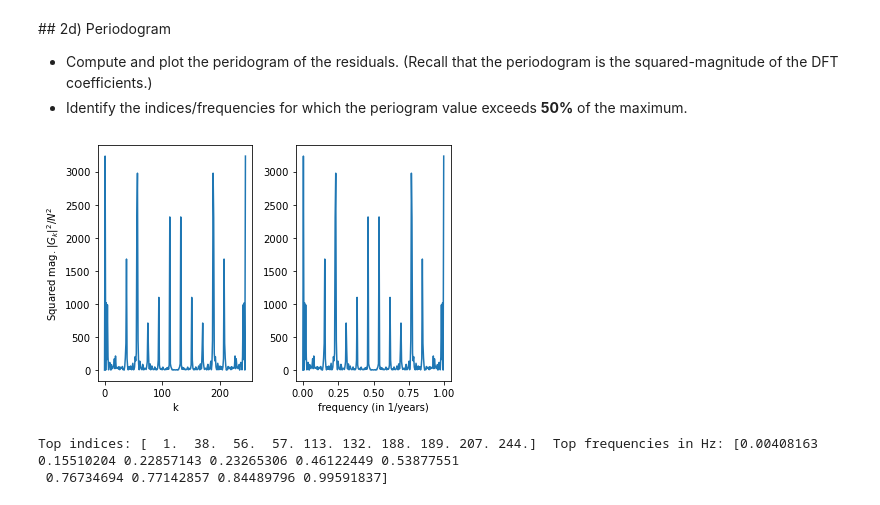
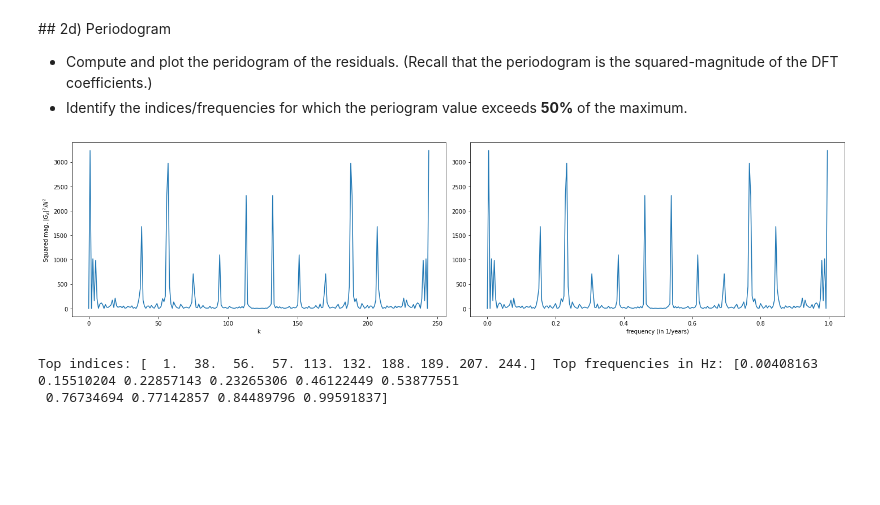
Before and after one commit to cmr67/IB-Data-Science, a Jupyter notebook: Exercises/03 Exercise Notebook 3.ipynb, the cells around one changed output. Saved outputs shown, nothing was run; the diff lists cells and outputs as text; code cells hidden in the pictures; blank space fills up the shorter version.

```diff
--- a/Exercises/03 Exercise Notebook 3.ipynb
+++ b/Exercises/03 Exercise Notebook 3.ipynb
@@ -156,27 +156,28 @@ Looking at both the overall residual scatter plot and the zoomed in one, there i
 # %%
 # Your code to compute and plot the histogram
 
 T = xvals[76] - xvals[75]  # This can be the time interval between any two successive values.
 
 # Note that T is in years
 
 # Compute the squared magnitudes of the DFT coefficients -- this is known as the "periodogram"
 pgram = np.abs(np.fft.fft(resid, N)/N)**2 #We normalize by N, but this is optional
 indices = np.linspace(0, (N-1), num = N)
 freqs_in_hz = indices/(N*T)
 freqs_in_rads = freqs_in_hz*2*math.pi
 
+plt.figure(figsize = (20, 5))
 plt.subplot(121)
 plt.plot(indices, pgram)
 plt.xlabel('k')
 plt.ylabel('Squared mag. $|G_k|^2/N^2$')
 plt.subplot(122)
 plt.plot(freqs_in_hz, pgram)
 plt.xlabel('frequency (in 1/years)')  # Since units of T is years
 plt.tight_layout()
 plt.show()
 # %% [output]
-[figure, old version]
+[figure, new version]
 # %%
 # Your code to identify the indices for which the periodogram value exceeds 50% of the maximum
 
```
Also changed, not shown: parts of 2 cells of this notebook.
